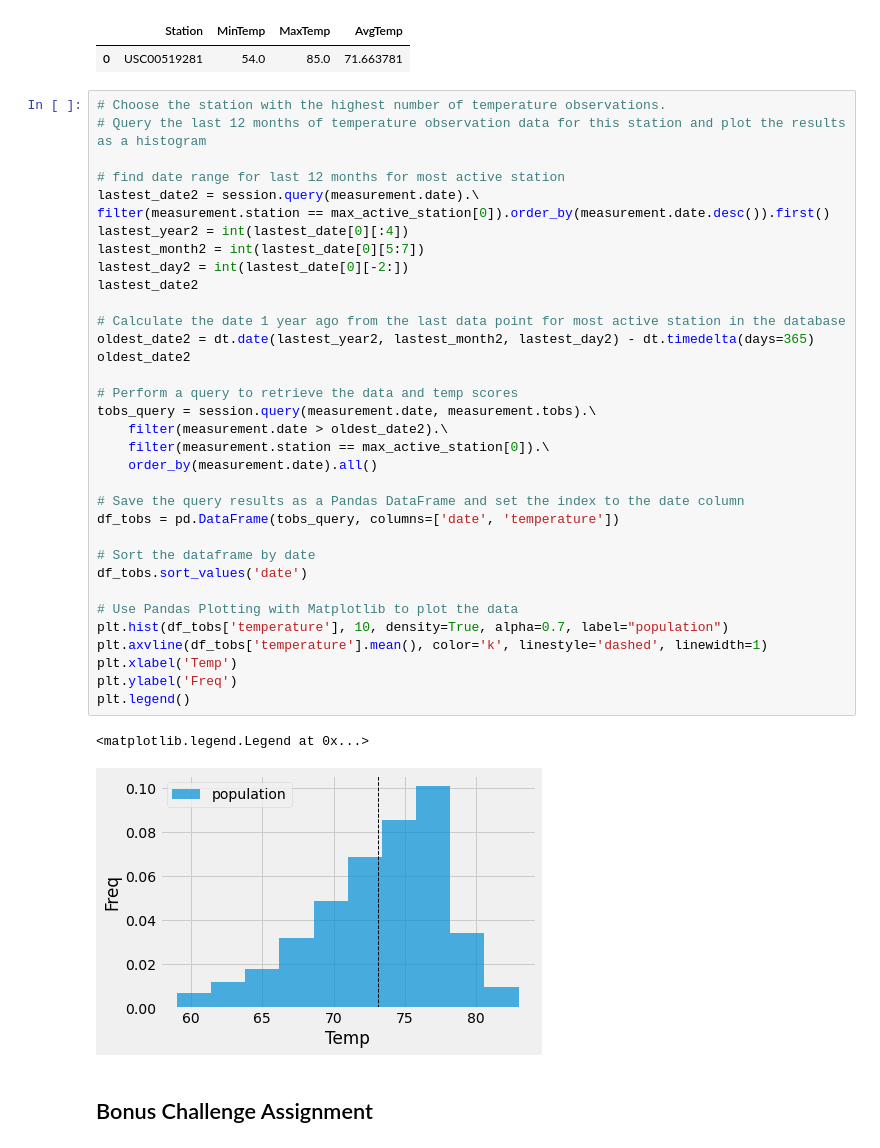
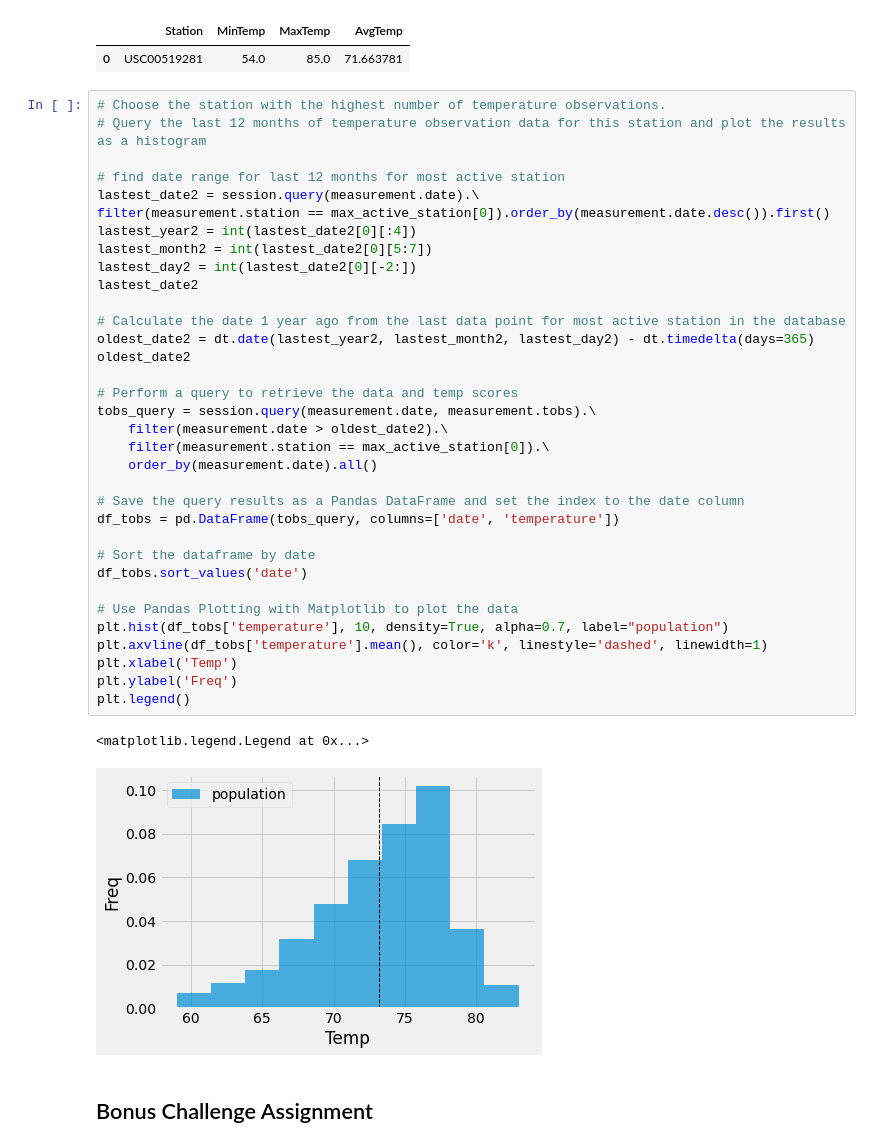
Before and after one commit to eisenba/sqlalchemy-challenge, a Jupyter notebook: climate_starter.ipynb, the cells around one changed output. Cells and saved outputs as stored; diff of their text form.

```diff
--- a/climate_starter.ipynb
+++ b/climate_starter.ipynb
@@ -148,37 +148,37 @@ max_active_df
 
 # find date range for last 12 months for most active station
 lastest_date2 = session.query(measurement.date).\
 filter(measurement.station == max_active_station[0]).order_by(measurement.date.desc()).first()
-lastest_year2 = int(lastest_date[0][:4])
-lastest_month2 = int(lastest_date[0][5:7])
-lastest_day2 = int(lastest_date[0][-2:])
+lastest_year2 = int(lastest_date2[0][:4])
+lastest_month2 = int(lastest_date2[0][5:7])
+lastest_day2 = int(lastest_date2[0][-2:])
 lastest_date2
 
 # Calculate the date 1 year ago from the last data point for most active station in the database
 oldest_date2 = dt.date(lastest_year2, lastest_month2, lastest_day2) - dt.timedelta(days=365)
 oldest_date2
 
 # Perform a query to retrieve the data and temp scores
 tobs_query = session.query(measurement.date, measurement.tobs).\
     filter(measurement.date > oldest_date2).\
     filter(measurement.station == max_active_station[0]).\
     order_by(measurement.date).all()
 
 # Save the query results as a Pandas DataFrame and set the index to the date column
 df_tobs = pd.DataFrame(tobs_query, columns=['date', 'temperature'])
 
 # Sort the dataframe by date
 df_tobs.sort_values('date')
 
 # Use Pandas Plotting with Matplotlib to plot the data
 plt.hist(df_tobs['temperature'], 10, density=True, alpha=0.7, label="population")
 plt.axvline(df_tobs['temperature'].mean(), color='k', linestyle='dashed', linewidth=1)
 plt.xlabel('Temp')
 plt.ylabel('Freq')
 plt.legend()
 # %% [output]
 <matplotlib.legend.Legend at 0x...>
-[figure, old version]
+[figure, new version]
 # %% [markdown]
 ## Bonus Challenge Assignment
 # %%
```
Also changed, not shown: 1 other file.
